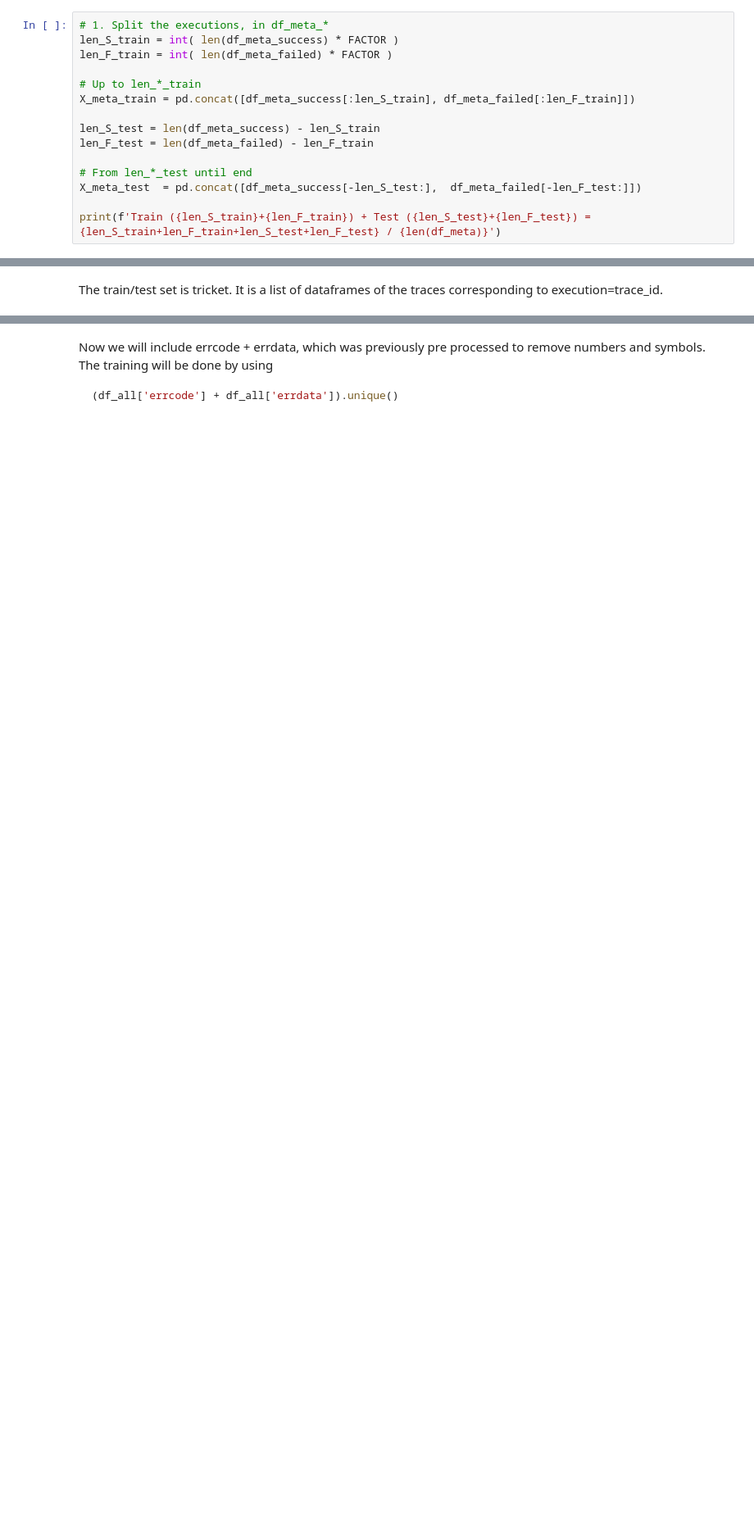
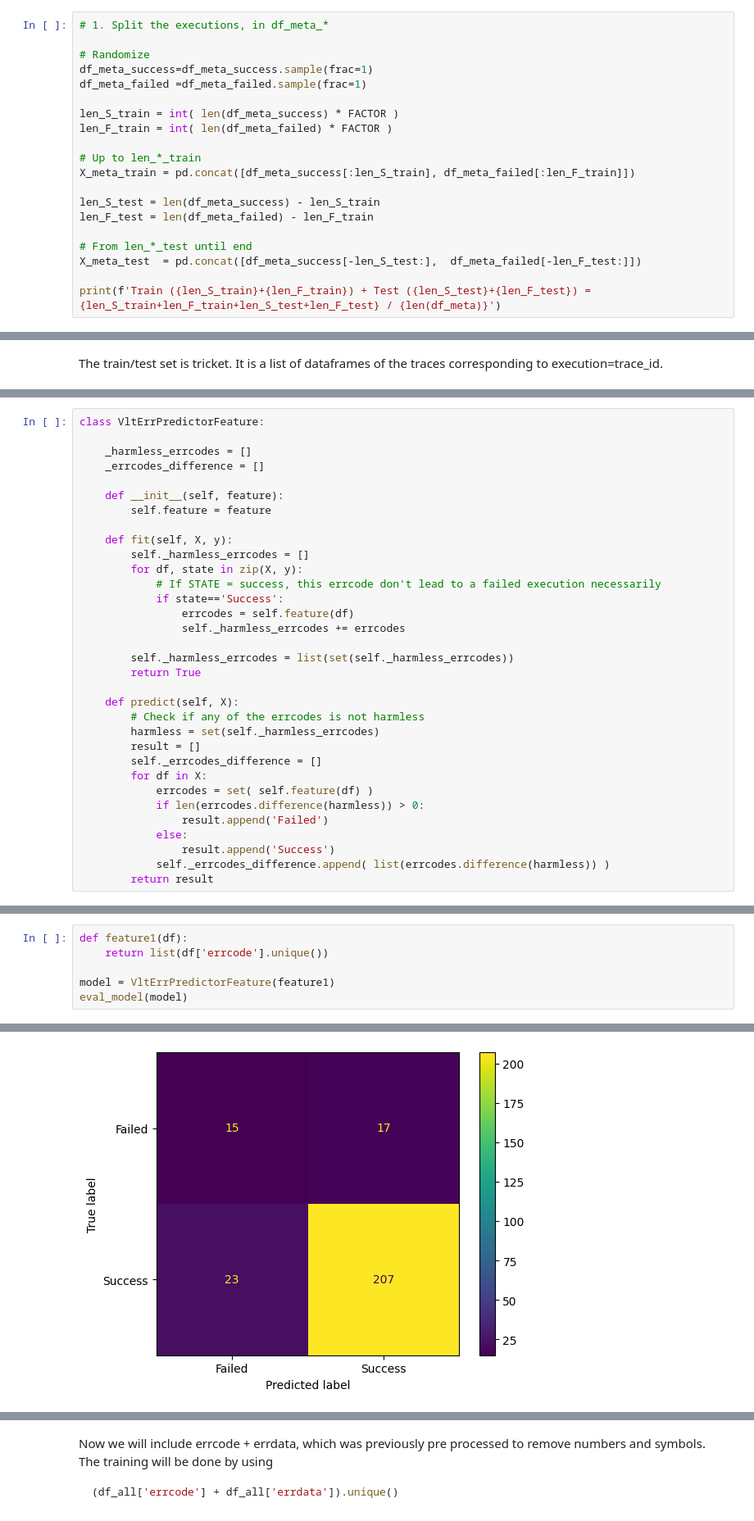
Before and after one commit to paranal-sw/parlogs-observations, a Jupyter notebook: notebooks/03-error-based-analysis.ipynb, the cells around one changed output, grey strips where cells are left out. Shown at 82% size. Cells and saved outputs as stored; diff of their text form; blank space fills up the shorter version.

```diff
--- a/notebooks/03-error-based-analysis.ipynb
+++ b/notebooks/03-error-based-analysis.ipynb
@@ -186,5 +174,10 @@ FACTOR=0.9
 # %%
 # 1. Split the executions, in df_meta_*
+
+# Randomize
+df_meta_success=df_meta_success.sample(frac=1)
+df_meta_failed =df_meta_failed.sample(frac=1)
+
 len_S_train = int( len(df_meta_success) * FACTOR )
 len_F_train = int( len(df_meta_failed) * FACTOR )
 
@@ -298,0 +288,33 @@ array([[ 6,  4],
+# %%
+class VltErrPredictorFeature:
+
+    _harmless_errcodes = []
+    _errcodes_difference = []
+
+    def __init__(self, feature):
+        self.feature = feature
+
+    def fit(self, X, y):
+        self._harmless_errcodes = []
+        for df, state in zip(X, y):
+            # If STATE = success, this errcode don't lead to a failed execution necessarily
+            if state=='Success':
+                errcodes = self.feature(df)
+                self._harmless_errcodes += errcodes
+
+        self._harmless_errcodes = list(set(self._harmless_errcodes))
+        return True
+
+    def predict(self, X):
+        # Check if any of the errcodes is not harmless
+        harmless = set(self._harmless_errcodes)
+        result = []
+        self._errcodes_difference = []
+        for df in X:
+            errcodes = set( self.feature(df) )
+            if len(errcodes.difference(harmless)) > 0:
+                result.append('Failed')
+            else:
+                result.append('Success')
+            self._errcodes_difference.append( list(errcodes.difference(harmless)) )
+        return result
@@ -298,0 +323,7 @@ array([[ 6,  4],
+# %%
+def feature1(df):
+    return list(df['errcode'].unique())
+
+model = VltErrPredictorFeature(feature1)
+eval_model(model)
+# %% [output]
@@ -299 +334,2 @@ array([[ 6,  4],
+[figure, added]
 # %% [markdown]
```
Also changed, not shown: parts of 36 cells of this notebook.
